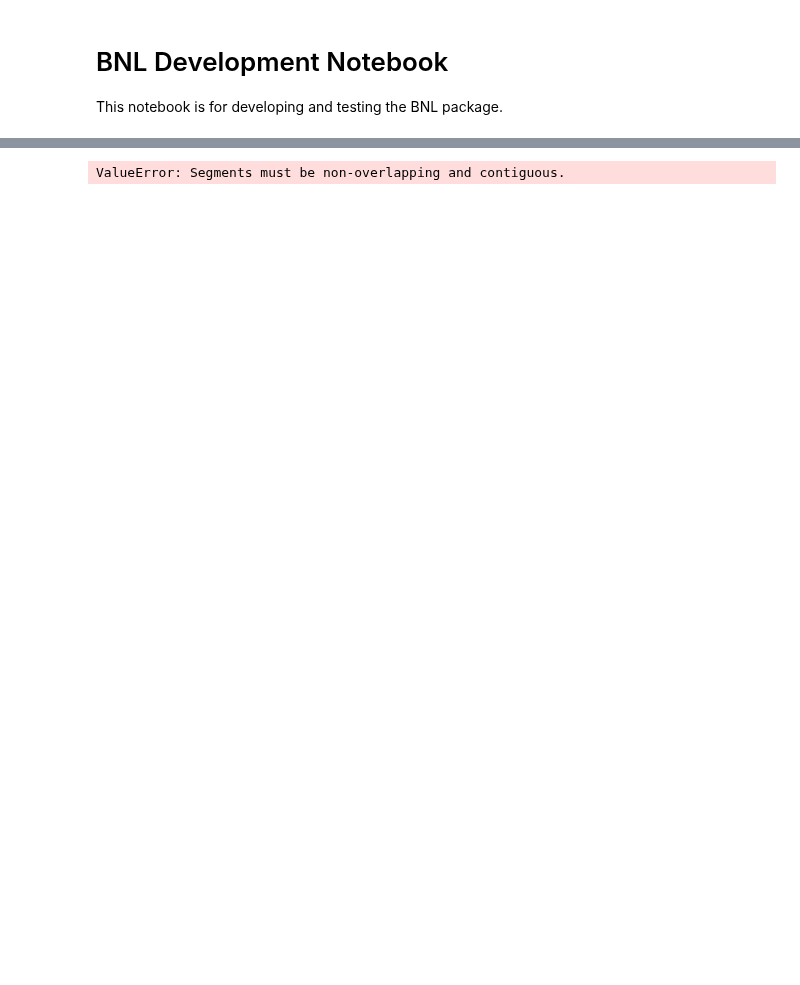
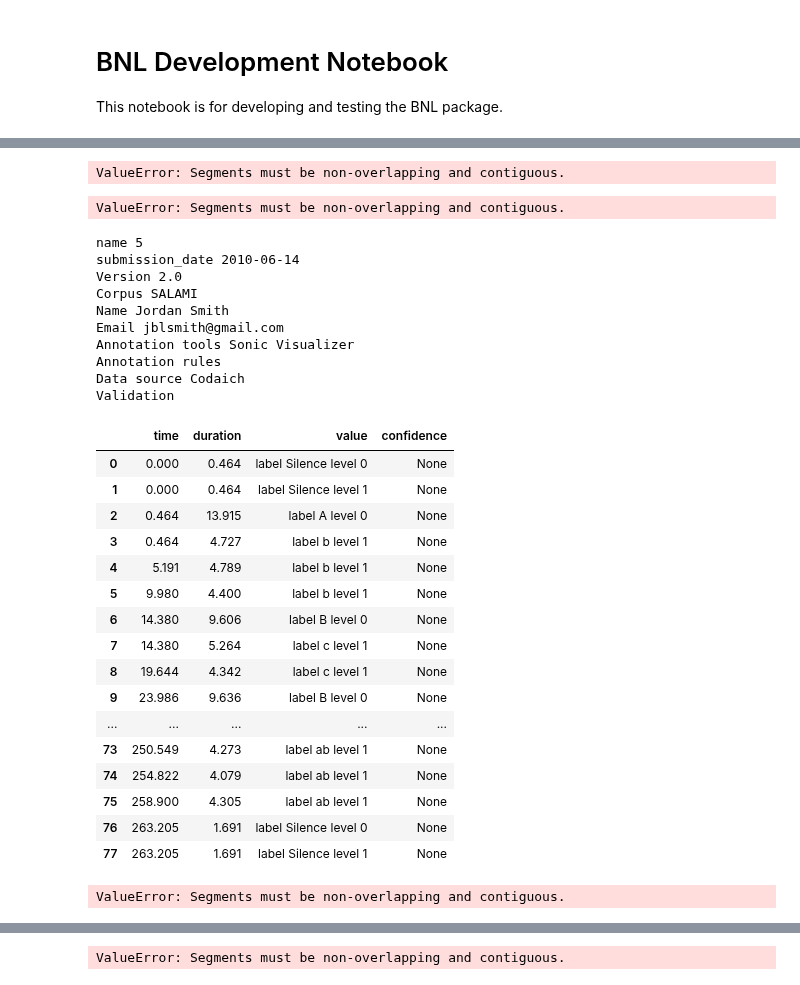
Before and after one commit to tomxi/bnl, a Jupyter notebook: notebooks/development.ipynb, the cells around one changed output, grey strips where cells are left out. Cells and saved outputs as stored; diff of their text form; code cells hidden in the pictures; blank space fills up the shorter version.

```diff
--- a/notebooks/development.ipynb
+++ b/notebooks/development.ipynb
@@ -14,0 +45,40 @@ track = next(iter(slm_ds))
+# %%
+bnl.Segmentation.from_jams(a)
+# %% [output]
+ValueError: Segments must be non-overlapping and contiguous.
+# %%
+itvls, labs = jams.eval.hierarchy_flatten(a)
+for itl, lbl in zip(itvls, labs):
+    print(bnl.Segmentation.from_intervals(itl, lbl))
+# %% [output]
+ValueError: Segments must be non-overlapping and contiguous.
+# %%
+b =
+# %% [output]
+name 5
+submission_date 2010-06-14
+Version 2.0
+Corpus SALAMI
+Name Jordan Smith
+Email jblsmith@gmail.com
+Annotation tools Sonic Visualizer
+Annotation rules
+Data source Codaich
+Validation
+|  | time | duration | value | confidence |
+| 0 | 0.000 | 0.464 | label Silence level 0 | None |
+| 1 | 0.000 | 0.464 | label Silence level 1 | None |
+| 2 | 0.464 | 13.915 | label A level 0 | None |
+| 3 | 0.464 | 4.727 | label b level 1 | None |
+| 4 | 5.191 | 4.789 | label b level 1 | None |
+| 5 | 9.980 | 4.400 | label b level 1 | None |
+| 6 | 14.380 | 9.606 | label B level 0 | None |
+| 7 | 14.380 | 5.264 | label c level 1 | None |
+| 8 | 19.644 | 4.342 | label c level 1 | None |
+| 9 | 23.986 | 9.636 | label B level 0 | None |
+| ... | ... | ... | ... | ... |
+| 73 | 250.549 | 4.273 | label ab level 1 | None |
+| 74 | 254.822 | 4.079 | label ab level 1 | None |
+| 75 | 258.900 | 4.305 | label ab level 1 | None |
+| 76 | 263.205 | 1.691 | label Silence level 0 | None |
+| 77 | 263.205 | 1.691 | label Silence level 1 | None |
@@ -14,0 +87,4 @@ track = next(iter(slm_ds))
+# %%
+bnl.Hierarchy.from_jams(a)
+# %% [output]
+ValueError: Segments must be non-overlapping and contiguous.
```
Also changed, not shown: parts of 7 cells of this notebook, 2 other files.
